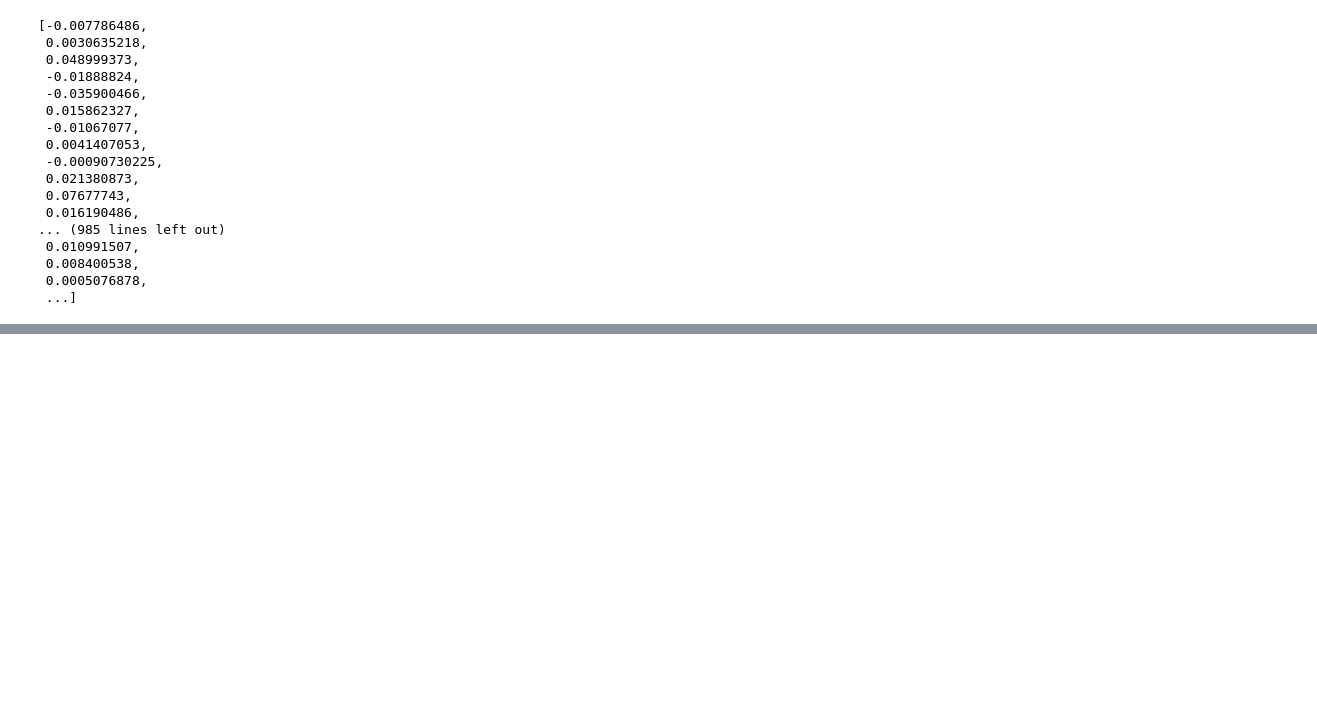
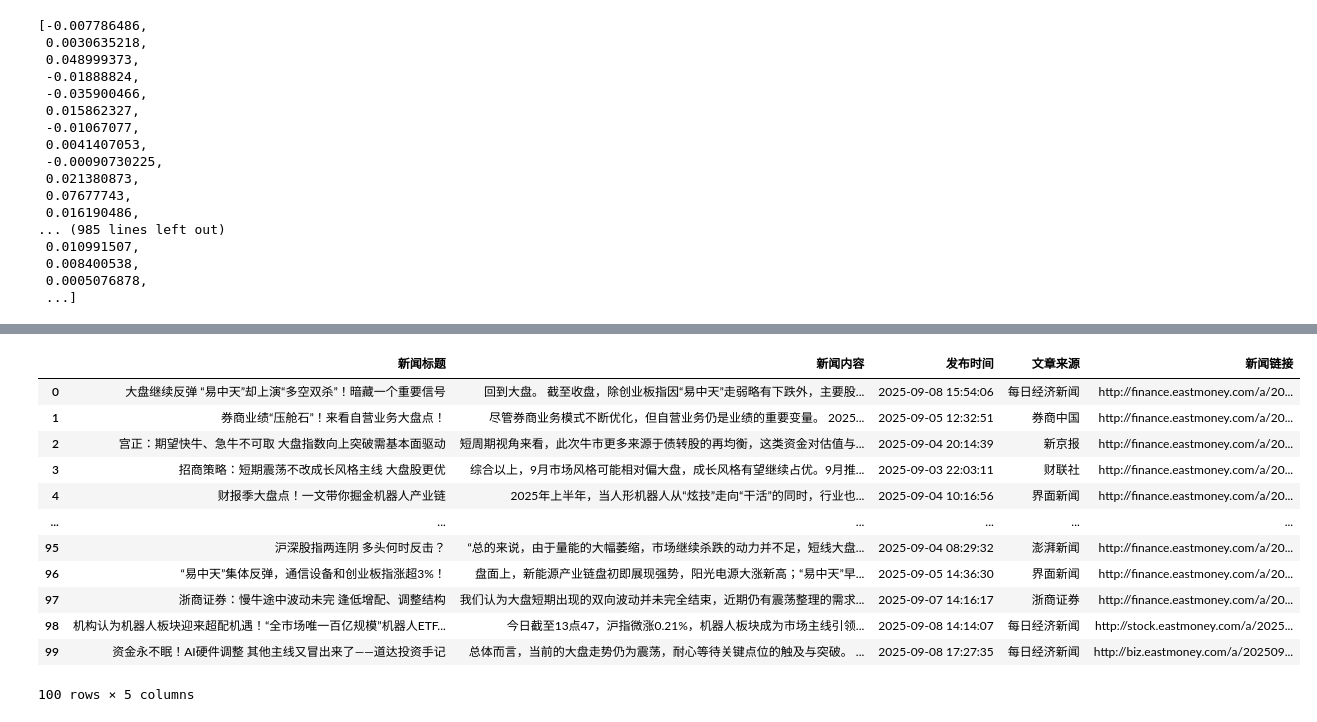
Before and after one commit to emperzz/StockAI, a Jupyter notebook: test.ipynb, the cells around one changed output, grey strips where cells are left out. Drawn from its saved outputs; the diff is of its cells as text; code cells hidden in the pictures; blank space fills up the shorter version.

```diff
--- a/test.ipynb
+++ b/test.ipynb
@@ -24,0 +42,20 @@ llm.get_embeddings().embed_query("你好")
+# %%
+import akshare as ak
+import pandas as pd
+df = ak.stock_news_em(symbol = '大盘')
+df = df[['新闻标题','新闻内容', '发布时间', '文章来源', '新闻链接']]
+df
+# %% [output]
+|  | 新闻标题 | 新闻内容 | 发布时间 | 文章来源 | 新闻链接 |
+| 0 | 大盘继续反弹 “易中天”却上演“多空双杀”！暗藏一个重要信号 | 回到大盘。 截至收盘，除创业板指因“易中天”走弱略有下跌外，主要股... | 2025-09-08 15:54:06 | 每日经济新闻 | http://finance.eastmoney.com/a/20... |
+| 1 | 券商业绩“压舱石”！来看自营业务大盘点！ | 尽管券商业务模式不断优化，但自营业务仍是业绩的重要变量。 2025... | 2025-09-05 12:32:51 | 券商中国 | http://finance.eastmoney.com/a/20... |
+| 2 | 宫正：期望快牛、急牛不可取 大盘指数向上突破需基本面驱动 | 短周期视角来看，此次牛市更多来源于债转股的再均衡，这类资金对估值与... | 2025-09-04 20:14:39 | 新京报 | http://finance.eastmoney.com/a/20... |
+| 3 | 招商策略：短期震荡不改成长风格主线 大盘股更优 | 综合以上，9月市场风格可能相对偏大盘，成长风格有望继续占优。9月推... | 2025-09-03 22:03:11 | 财联社 | http://finance.eastmoney.com/a/20... |
+| 4 | 财报季大盘点！一文带你掘金机器人产业链 | 2025年上半年，当人形机器人从“炫技”走向“干活”的同时，行业也... | 2025-09-04 10:16:56 | 界面新闻 | http://finance.eastmoney.com/a/20... |
+| ... | ... | ... | ... | ... | ... |
+| 95 | 沪深股指两连阴 多头何时反击？ | “总的来说，由于量能的大幅萎缩，市场继续杀跌的动力并不足，短线大盘... | 2025-09-04 08:29:32 | 澎湃新闻 | http://finance.eastmoney.com/a/20... |
+| 96 | “易中天”集体反弹，通信设备和创业板指涨超3%！ | 盘面上，新能源产业链盘初即展现强势，阳光电源大涨新高；“易中天”早... | 2025-09-05 14:36:30 | 界面新闻 | http://finance.eastmoney.com/a/20... |
+| 97 | 浙商证券：慢牛途中波动未完 逢低增配、调整结构 | 我们认为大盘短期出现的双向波动并未完全结束，近期仍有震荡整理的需求... | 2025-09-07 14:16:17 | 浙商证券 | http://finance.eastmoney.com/a/20... |
+| 98 | 机构认为机器人板块迎来超配机遇！“全市场唯一百亿规模”机器人ETF... | 今日截至13点47，沪指微涨0.21%，机器人板块成为市场主线引领... | 2025-09-08 14:14:07 | 每日经济新闻 | http://stock.eastmoney.com/a/2025... |
+| 99 | 资金永不眠！AI硬件调整 其他主线又冒出来了——道达投资手记 | 总体而言，当前的大盘走势仍为震荡，耐心等待关键点位的触及与突破。 ... | 2025-09-08 17:27:35 | 每日经济新闻 | http://biz.eastmoney.com/a/202509... |
+100 rows × 5 columns
```
Also changed, not shown: parts of 4 cells of this notebook, 10 other files.
